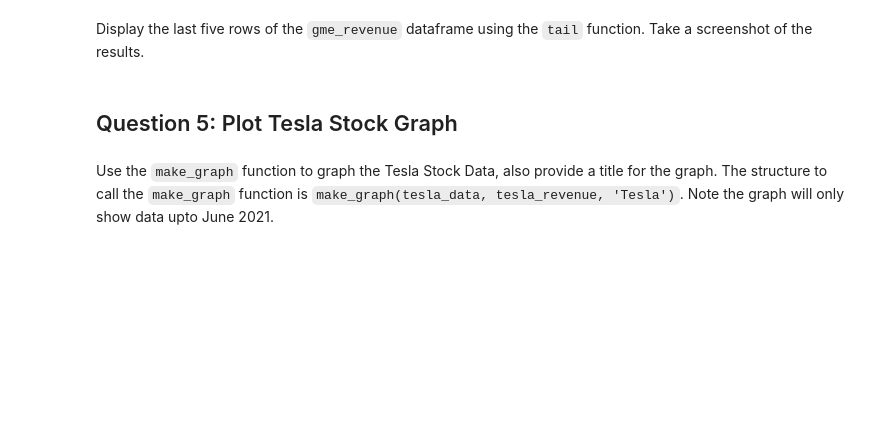
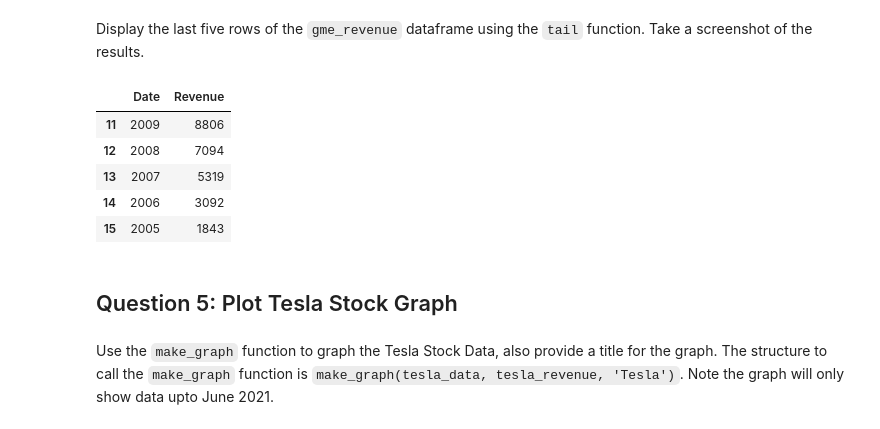
Before and after one commit to EIDSTER/coursera, a Jupyter notebook: Final Assignment.ipynb, the cells around one changed output. Drawn from its saved outputs; the diff is of its cells as text; code cells hidden in the pictures; blank space fills up the shorter version.

```diff
--- a/Final Assignment.ipynb
+++ b/Final Assignment.ipynb
@@ -278,5 +382,17 @@ If you want to use the read_html function the table is located at index 1
 # %% [markdown]
 Display the last five rows of the `gme_revenue` dataframe using the `tail` function. Take a screenshot of the results.
+# %%
+gme_revenue["Revenue"] = gme_revenue['Revenue'].str.replace(',|\$',"", regex=True)
+gme_revenue.dropna(inplace=True)
+gme_revenue = gme_revenue[gme_revenue['Revenue'] != ""]
+gme_revenue.tail()
+# %% [output]
+|  | Date | Revenue |
+| 11 | 2009 | 8806 |
+| 12 | 2008 | 7094 |
+| 13 | 2007 | 5319 |
+| 14 | 2006 | 3092 |
+| 15 | 2005 | 1843 |
 # %% [markdown]
 ## Question 5: Plot Tesla Stock Graph
 # %% [markdown]
```
Also changed, not shown: parts of 8 cells of this notebook.
